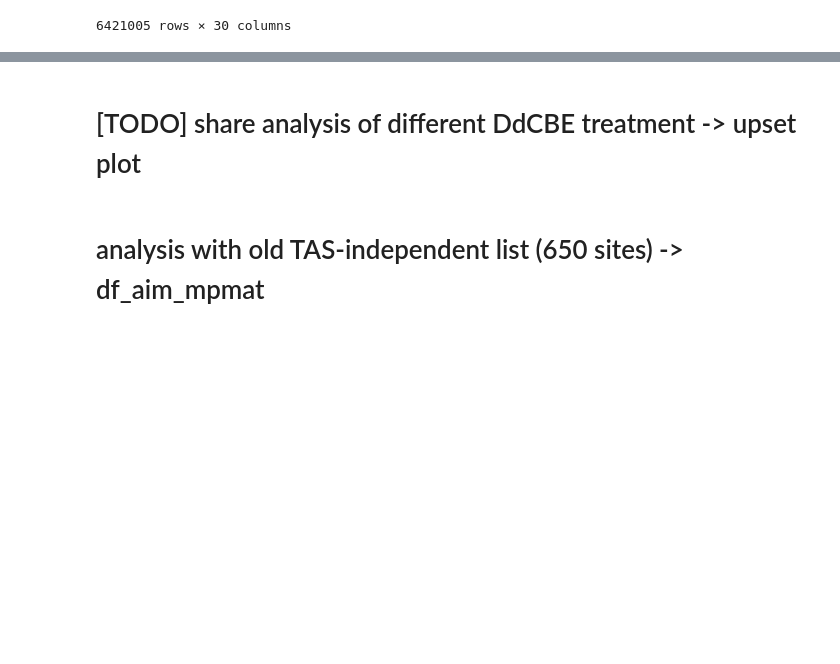
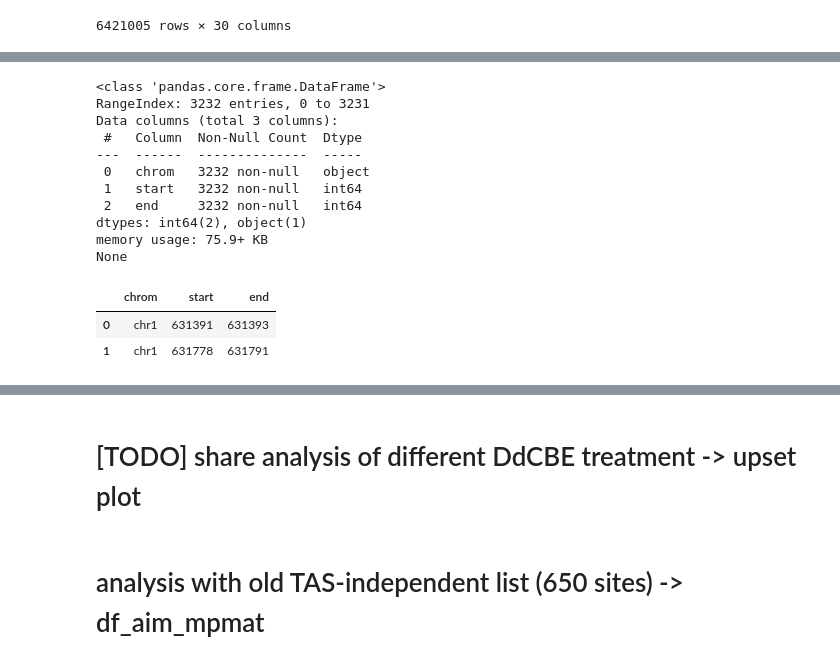
Before and after one commit to hermanzhaozzzz/snakepipes_detect-seq, a Jupyter notebook: step.03.local_analysis.ipynb, the cells around one changed output, grey strips where cells are left out. Cells and saved outputs as stored; diff of their text form; code cells hidden in the pictures; blank space fills up the shorter version.

```diff
--- a/step.03.local_analysis.ipynb
+++ b/step.03.local_analysis.ipynb
@@ -199,10 +243,25 @@ df_old_id
 # %%
 df_new_id = pd.Series(df.mpmat_index.unique()).str.split('_', expand=True)
 df_new_id.columns = ['chrom', 'start', 'end']
 df_new_id[['start', 'end']] = df_new_id[['start', 'end']].astype(int)
 
 print(df_new_id.info())
-df_new_id
+df_new_id.head(2)
+# %% [output]
+<class 'pandas.core.frame.DataFrame'>
+RangeIndex: 3232 entries, 0 to 3231
+Data columns (total 3 columns):
+ #   Column  Non-Null Count  Dtype
+---  ------  --------------  -----
+ 0   chrom   3232 non-null   object
+ 1   start   3232 non-null   int64
+ 2   end     3232 non-null   int64
+dtypes: int64(2), object(1)
+memory usage: 75.9+ KB
+None
+|  | chrom | start | end |
+| 0 | chr1 | 631391 | 631393 |
+| 1 | chr1 | 631778 | 631791 |
 # %%
 bed_new = BedTool.from_dataframe(df_new_id)
 bed_nat = BedTool.from_dataframe(df_old_id)
```
Also changed, not shown: parts of 29 cells of this notebook.
